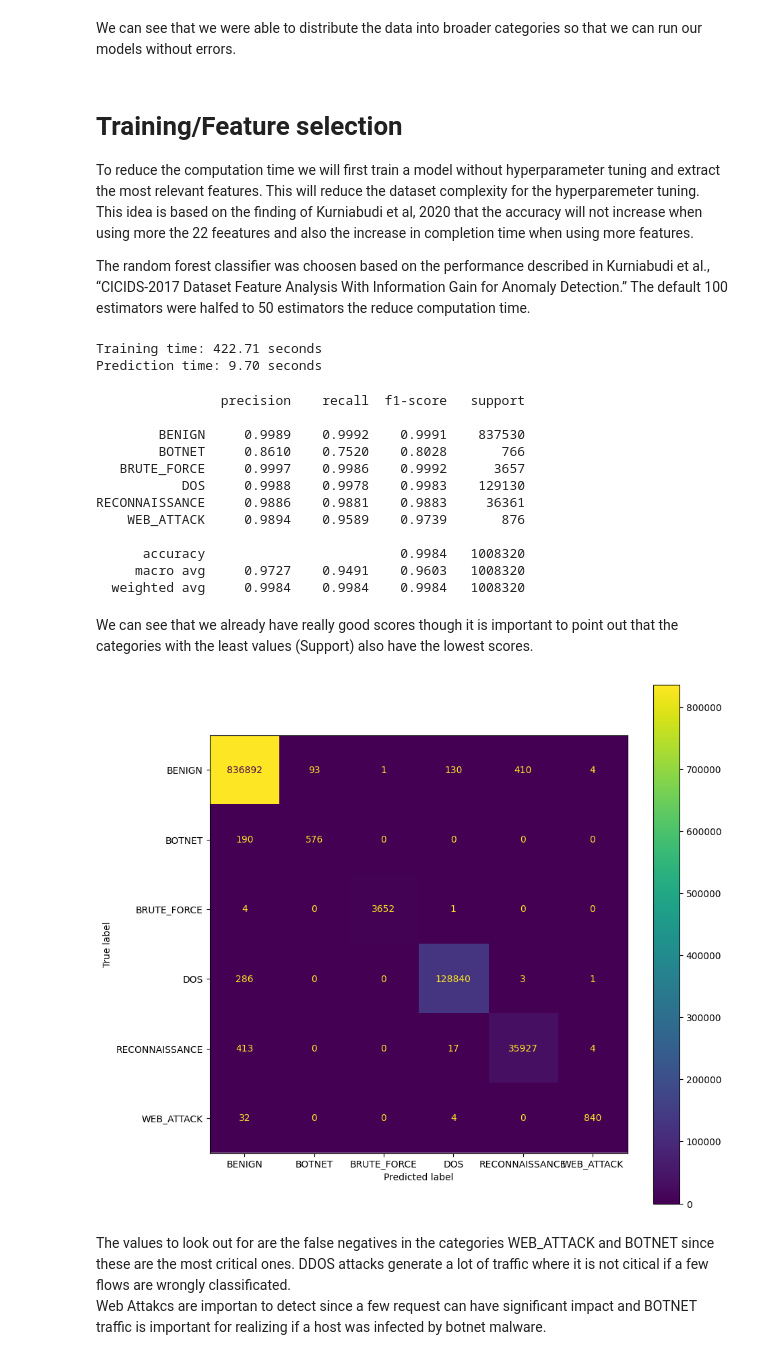
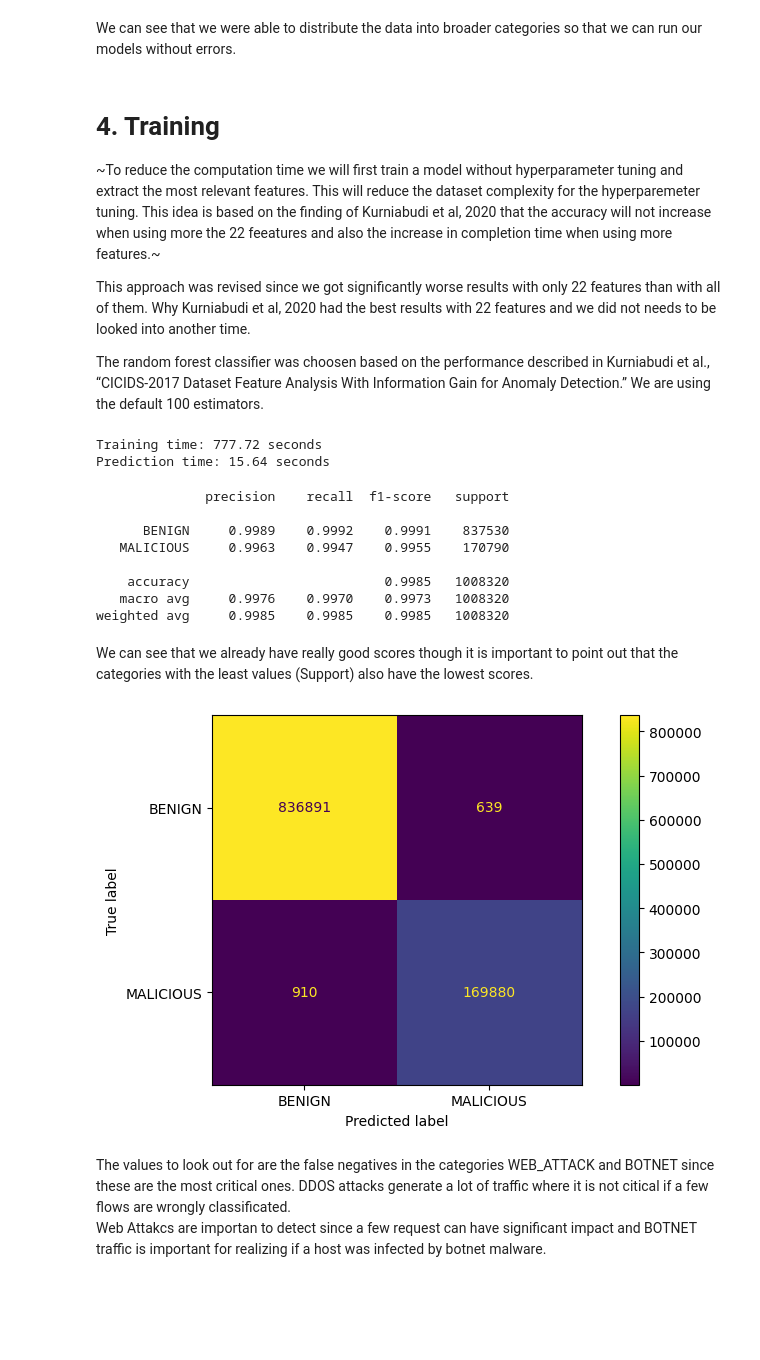
Before and after one commit to j4n-r/IDS_ml, a Jupyter notebook: ml-project-v4.ipynb, the cells around one changed output. Drawn from its saved outputs; the diff is of its cells as text; code cells hidden in the pictures; blank space fills up the shorter version.

Commit message:
Kaggle Notebook | NIDS_ML_HWR | Version 30 Binary Mapping

```diff
--- a/ml-project-v4.ipynb
+++ b/ml-project-v4.ipynb
@@ -274,7 +292,19 @@ category_mapping = {
     'Web Attack � Sql Injection': 'WEB_ATTACK',
     'Web Attack � XSS': 'WEB_ATTACK'
 }
+y = y.map(category_mapping)
 
-y = y.map(category_mapping)
+# experimental binary mapping see prob. Version 30 for this
+malice_mapping = {
+    'BENIGN': 'BENIGN',
+    'BOTNET': 'MALICIOUS',
+    'DOS': 'MALICIOUS',
+    'BRUTE_FORCE': 'MALICIOUS',
+    'WEB_ATTACK': 'MALICIOUS',
+    'RECONNAISSANCE': 'MALICIOUS'
+}
+
+y = y.map(malice_mapping)
+
 print(y.unique())
 # %% [output]
@@ -387,18 +417,20 @@ plt.show()
 # %% [markdown]
 We can see that we were able to distribute the data into broader categories so that we can run our models without errors.
 # %% [markdown]
-# Training/Feature selection
-To reduce the computation time we will first train a model without hyperparameter tuning and extract the most relevant features. This will reduce the dataset complexity for the hyperparemeter tuning. This idea is based on the finding of Kurniabudi et al, 2020 that the accuracy will not increase when using more the 22 feeatures and also the increase in completion time when using more features.
+# 4. Training
+~To reduce the computation time we will first train a model without hyperparameter tuning and extract the most relevant features. This will reduce the dataset complexity for the hyperparemeter tuning. This idea is based on the finding of Kurniabudi et al, 2020 that the accuracy will not increase when using more the 22 feeatures and also the increase in completion time when using more features.~
+
+This approach was revised since we got significantly worse results with only 22 features than with all of them. Why Kurniabudi et al, 2020 had the best results with 22 features and we did not needs to be looked into another time.
 
 The random forest classifier was choosen based on the performance described in Kurniabudi et al., “CICIDS-2017 Dataset Feature Analysis With Information Gain for Anomaly Detection.”
-The default 100 estimators were halfed to 50 estimators the reduce computation time.
+We are using the default 100 estimators.
 # %%
 from sklearn.ensemble import RandomForestClassifier
 from sklearn.pipeline import Pipeline
 
 start_fit = time.time()
 
-rf = RandomForestClassifier(n_estimators=50, random_state=42)
+rf = RandomForestClassifier(n_estimators=100, random_state=42)
 rf.fit(X_train, y_train)
 end_fit = time.time()
 print(f"Training time: {end_fit - start_fit:.2f} seconds")
@@ -410,42 +442,33 @@ end_pred = time.time()
 print(f"Prediction time: {end_pred - start_pred:.2f} seconds")
 rf_pred_t = end_pred - start_pred
 # %% [output]
-Training time: 422.71 seconds
-Prediction time: 9.70 seconds
+Training time: 777.72 seconds
+Prediction time: 15.64 seconds
 # %%
 from sklearn.metrics import classification_report
 
 print(classification_report(y_test, y_pred, digits=4))
 rf_report = classification_report(y_test, y_pred, digits=4, output_dict=True)
-
-
-# TODO
-# Check differences to rf with all features
 # %% [output]
-                precision    recall  f1-score   support
+              precision    recall  f1-score   support
 
-        BENIGN     0.9989    0.9992    0.9991    837530
-        BOTNET     0.8610    0.7520    0.8028       766
-   BRUTE_FORCE     0.9997    0.9986    0.9992      3657
-           DOS     0.9988    0.9978    0.9983    129130
-RECONNAISSANCE     0.9886    0.9881    0.9883     36361
-    WEB_ATTACK     0.9894    0.9589    0.9739       876
+      BENIGN     0.9989    0.9992    0.9991    837530
+   MALICIOUS     0.9963    0.9947    0.9955    170790
 
-      accuracy                         0.9984   1008320
-     macro avg     0.9727    0.9491    0.9603   1008320
-  weighted avg     0.9984    0.9984    0.9984   1008320
+    accuracy                         0.9985   1008320
+   macro avg     0.9976    0.9970    0.9973   1008320
+weighted avg     0.9985    0.9985    0.9985   1008320
 # %% [markdown]
 We can see that we already have really good scores though it is important to point out that the categories with the least values (Support) also have the lowest scores.
 # %%
 from sklearn.metrics import ConfusionMatrixDisplay
 
 # https://stackoverflow.com/questions/61325314/how-to-change-plot-confusion-matrix-default-figure-size-in-sklearn-metrics-packa
 rf_confm = ConfusionMatrixDisplay.from_predictions(y_test, y_pred)
-fig = rf_confm.figure_
-fig.set_figwidth(10)
-fig.set_figheight(10)
+rf_confm.figure_.set_figwidth(10)
+rf_confm.figure_.set_figwidth(10)
 # %% [output]
-[figure, old version]
+[figure, new version]
 # %% [markdown]
 The values to look out for are the false negatives in the categories WEB_ATTACK and BOTNET since these are the most critical ones. DDOS attacks generate a lot of traffic where it is not citical if a few flows are wrongly classificated.\
 Web Attakcs are importan to detect since a few request can have significant impact and BOTNET traffic is important for realizing if a host was infected by botnet malware.
```
Also changed, not shown: parts of 31 cells of this notebook.
